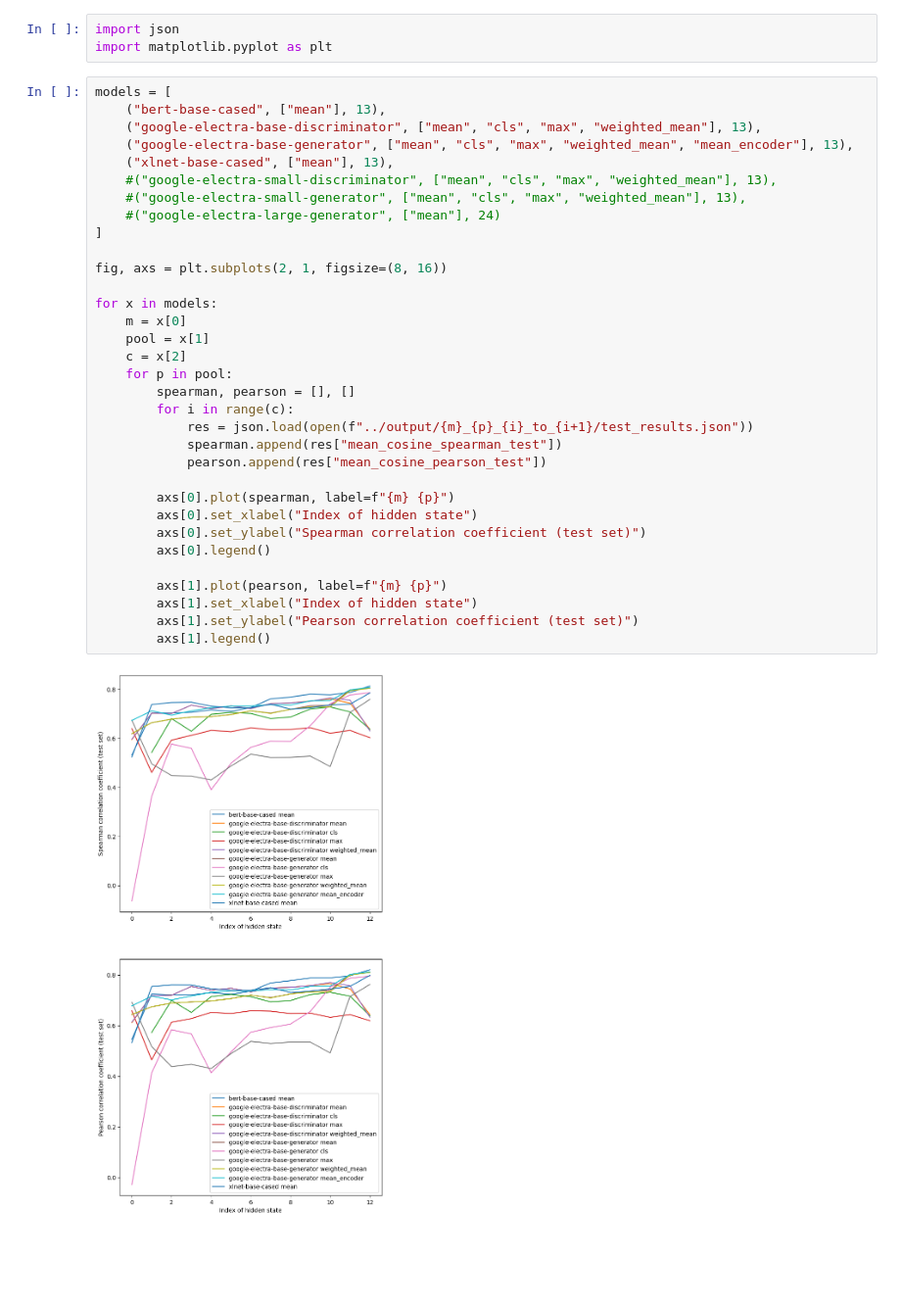
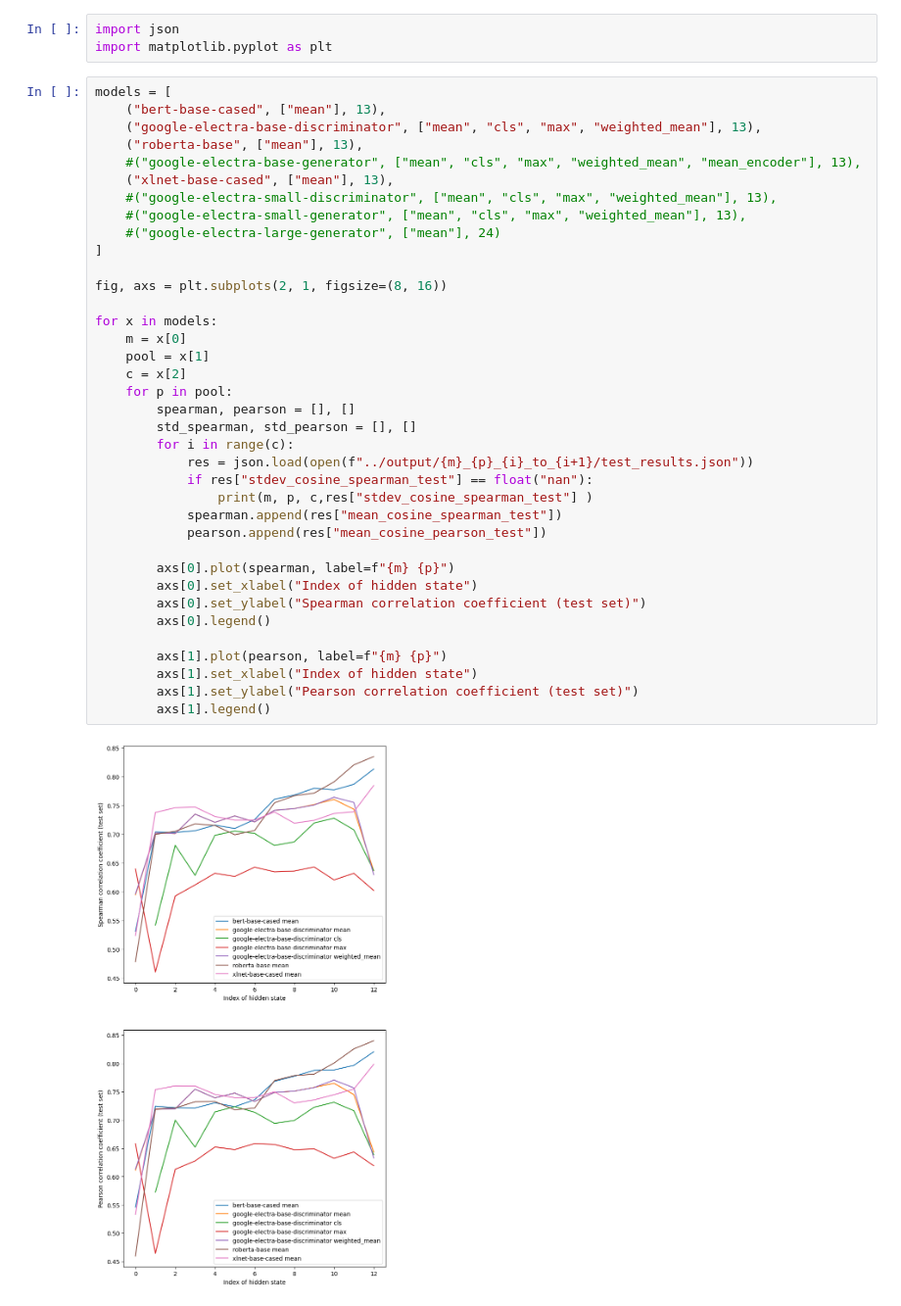
Before and after one commit to ir2718/similarity-embedding-quality, a Jupyter notebook: notebooks/comparison2.ipynb, the cells around one changed output. Shown at 98% size. Cells and saved outputs as stored; diff of their text form; blank space fills up the shorter version.

```diff
--- a/notebooks/comparison2.ipynb
+++ b/notebooks/comparison2.ipynb
@@ -5,37 +5,41 @@ import matplotlib.pyplot as plt
 models = [
     ("bert-base-cased", ["mean"], 13),
     ("google-electra-base-discriminator", ["mean", "cls", "max", "weighted_mean"], 13),
-    ("google-electra-base-generator", ["mean", "cls", "max", "weighted_mean", "mean_encoder"], 13),
+    ("roberta-base", ["mean"], 13),
+    #("google-electra-base-generator", ["mean", "cls", "max", "weighted_mean", "mean_encoder"], 13),
     ("xlnet-base-cased", ["mean"], 13),
     #("google-electra-small-discriminator", ["mean", "cls", "max", "weighted_mean"], 13),
     #("google-electra-small-generator", ["mean", "cls", "max", "weighted_mean"], 13),
     #("google-electra-large-generator", ["mean"], 24)
 ]
 
 fig, axs = plt.subplots(2, 1, figsize=(8, 16))
 
 for x in models:
     m = x[0]
     pool = x[1]
     c = x[2]
     for p in pool:
         spearman, pearson = [], []
+        std_spearman, std_pearson = [], []
         for i in range(c):
             res = json.load(open(f"../output/{m}_{p}_{i}_to_{i+1}/test_results.json"))
+            if res["stdev_cosine_spearman_test"] == float("nan"):
+                print(m, p, c,res["stdev_cosine_spearman_test"] )
             spearman.append(res["mean_cosine_spearman_test"])
             pearson.append(res["mean_cosine_pearson_test"])
 
         axs[0].plot(spearman, label=f"{m} {p}")
         axs[0].set_xlabel("Index of hidden state")
         axs[0].set_ylabel("Spearman correlation coefficient (test set)")
         axs[0].legend()
 
         axs[1].plot(pearson, label=f"{m} {p}")
         axs[1].set_xlabel("Index of hidden state")
         axs[1].set_ylabel("Pearson correlation coefficient (test set)")
         axs[1].legend()
 # %% [output]
-[figure, old version]
+[figure, new version]
 # %%
 models = [
     ("bert-base-cased", ["mean"], 13),
```
Also changed, not shown: parts of 2 cells of this notebook, 9 other files.
